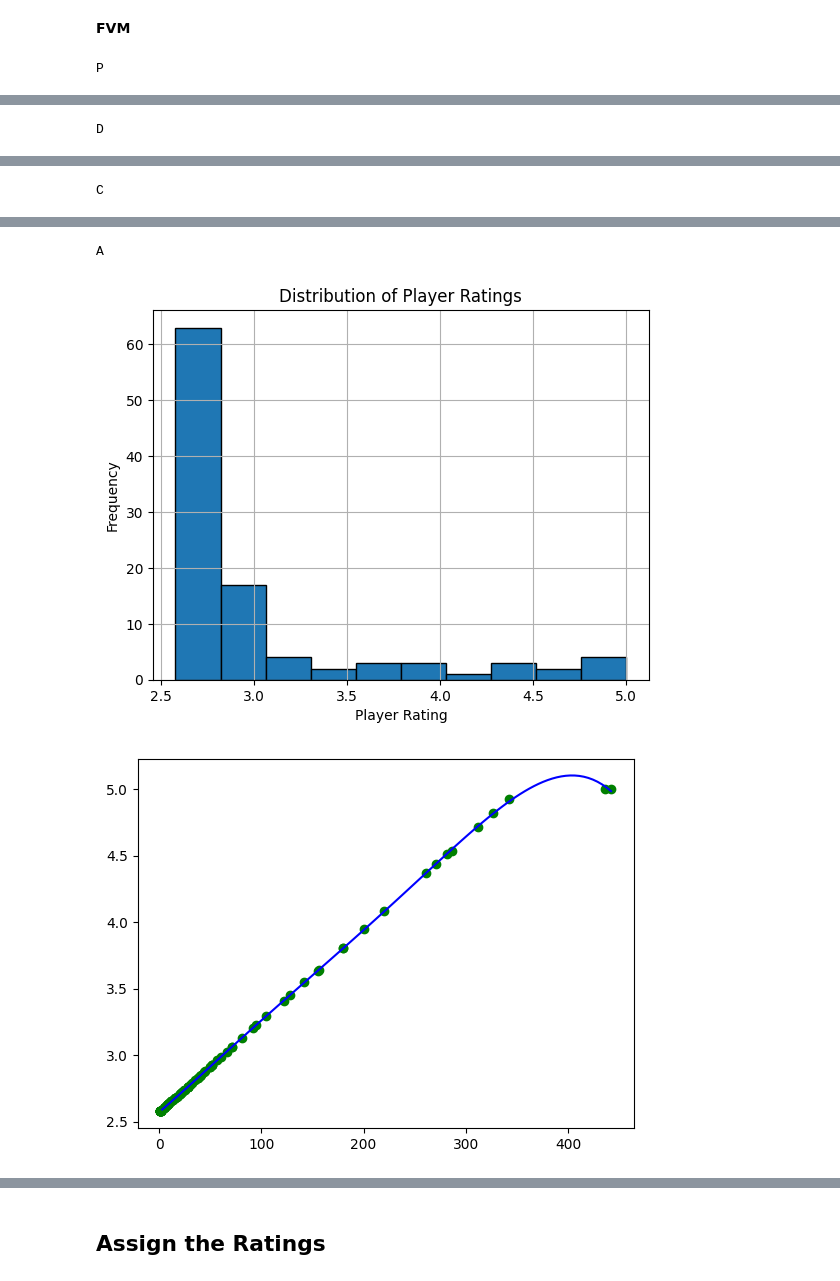
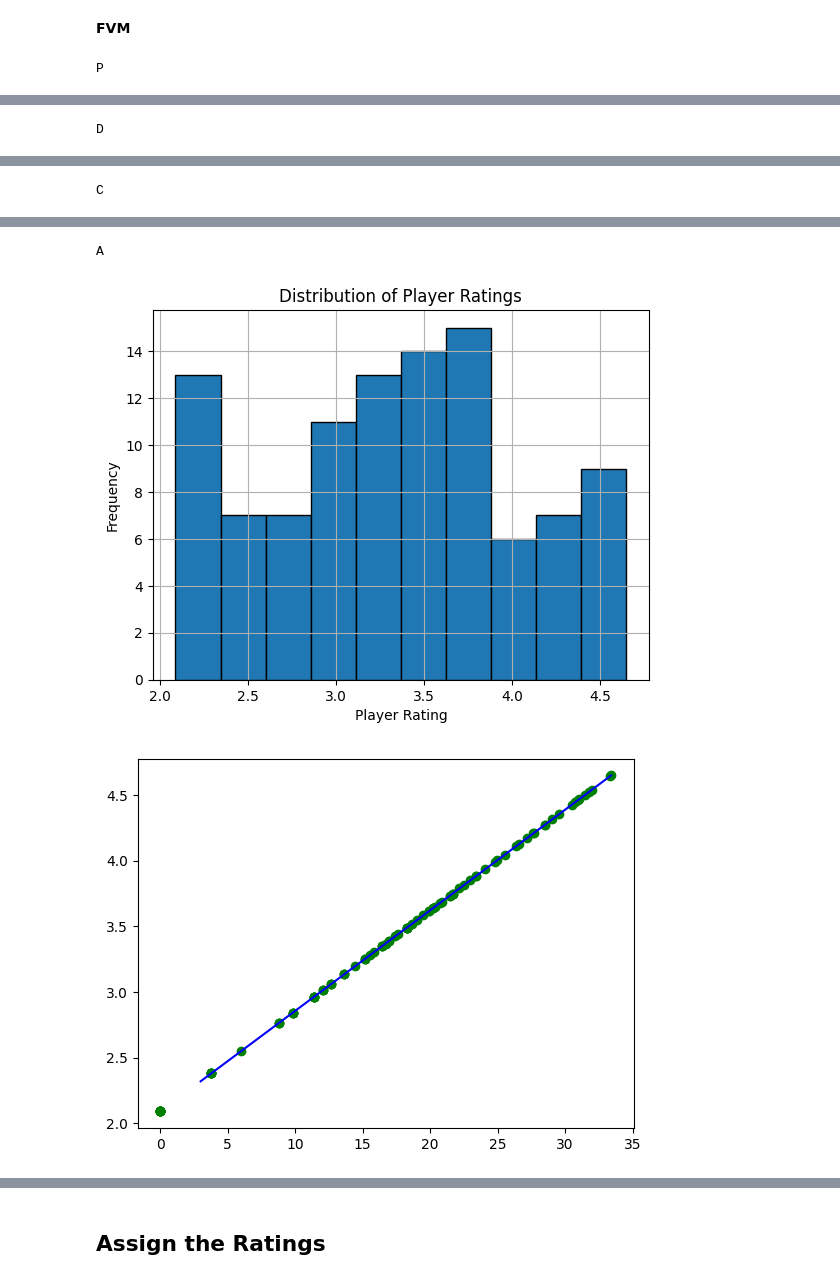
Before and after one commit to duiliocirino/FantaHelpML, a Jupyter notebook: 2024-2025/ratings.ipynb, the cells around one changed output, grey strips where cells are left out. Drawn from its saved outputs; the diff is of its cells as text; code cells hidden in the pictures.

Commit message:
Good version for the ratings.
Maybe some more fine tuning needed

```diff
--- a/2024-2025/ratings.ipynb
+++ b/2024-2025/ratings.ipynb
@@ -369,8 +369,8 @@ They will be used with orders of importance, 22/23 is more important than 19/20.
 # Function to map z-scores to ratings
 def map_to_rating(z_score):
     # Linear mapping from z-score to rating scale (1 to 10)
-    min_z = -3  # Minimum z-score
-    max_z = 3   # Maximum z-score
+    min_z = -4  # Minimum z-score
+    max_z = 2.5   # Maximum z-score
     min_rating = 1
     max_rating = 5
 
@@ -504,12 +440,14 @@ Category Assignments:
 # %% [markdown]
 **FVM**
+# %%
+log_base = 1.2
 # %%
 # Function to map z-scores to ratings
 def map_to_rating(z_score):
     # Linear mapping from z-score to rating scale (1 to 10)
-    min_z = -3  # Minimum z-score
-    max_z = 3   # Maximum z-score
-    min_rating = 1
+    min_z = -2.5  # Minimum z-score
+    max_z = 2.3   # Maximum z-score
+    min_rating = 1.5
     max_rating = 5
 
     # Map z-score to rating
@@ -526,6 +464,8 @@ for i, df in enumerate(dataframes):
     print(roles[i])
     # Get the array of FantaVoti
     votes = df['FVM'].to_numpy()
+
+    votes = np.log(votes) / np.log(log_base)
 
     # Calculate mean and standard deviation
     mean_value = np.mean(votes)
@@ -549,7 +489,7 @@ for i, df in enumerate(dataframes):
     x_data = votes
     y_data = player_ratings
 
-    model = np.poly1d(np.polyfit(x_data, y_data, 5))
+    model = np.poly1d(np.polyfit(x_data, y_data, 1))
     fvm_models.append(model)
 
     myline = np.linspace(3, max(x_data), 100)
@@ -570,3 +510,3 @@ C
 A
-[figure, old version]
+[figure, new version]
-[figure, old version]
+[figure, new version]
```
Also changed, not shown: parts of 8 cells of this notebook, 2 other files.
